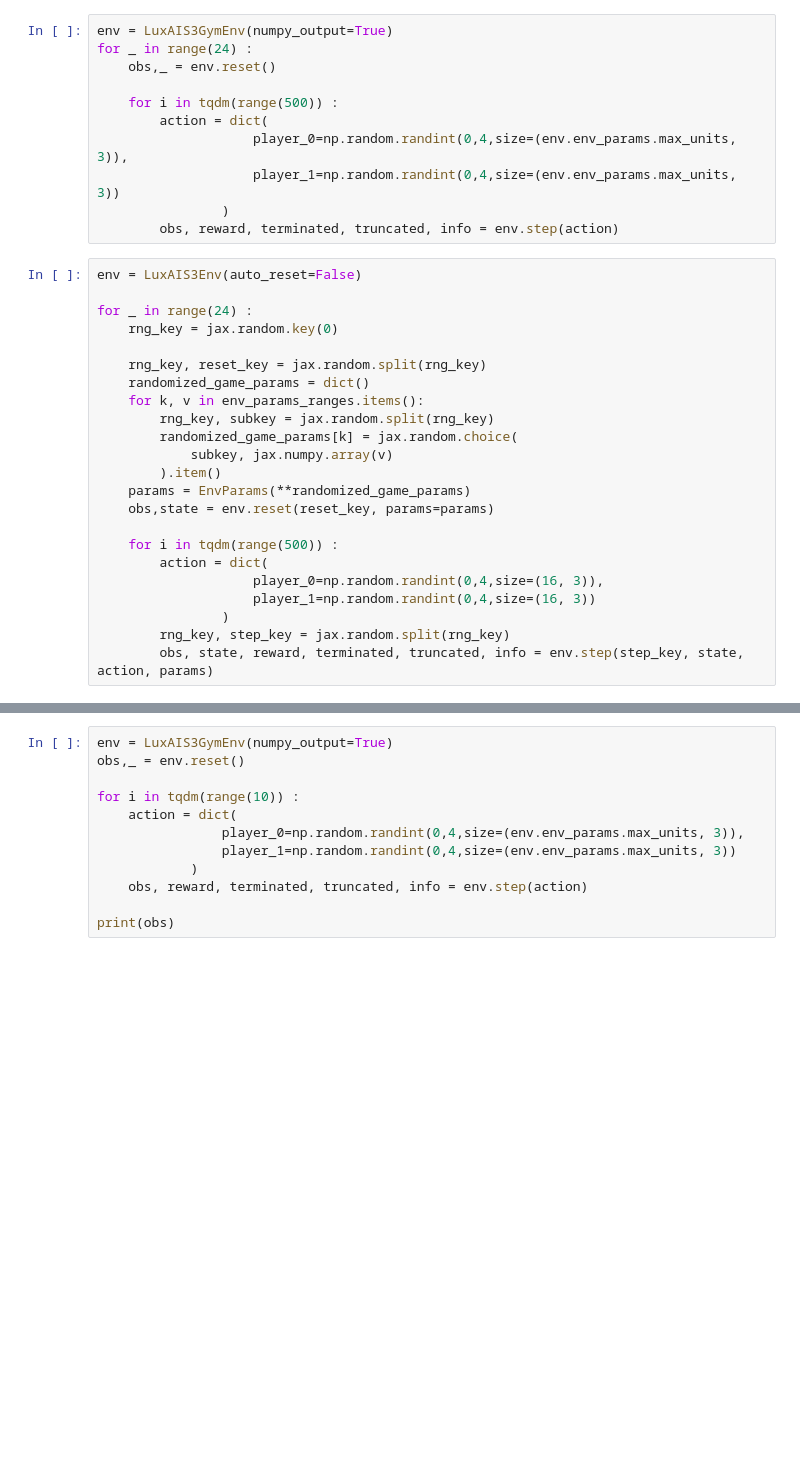
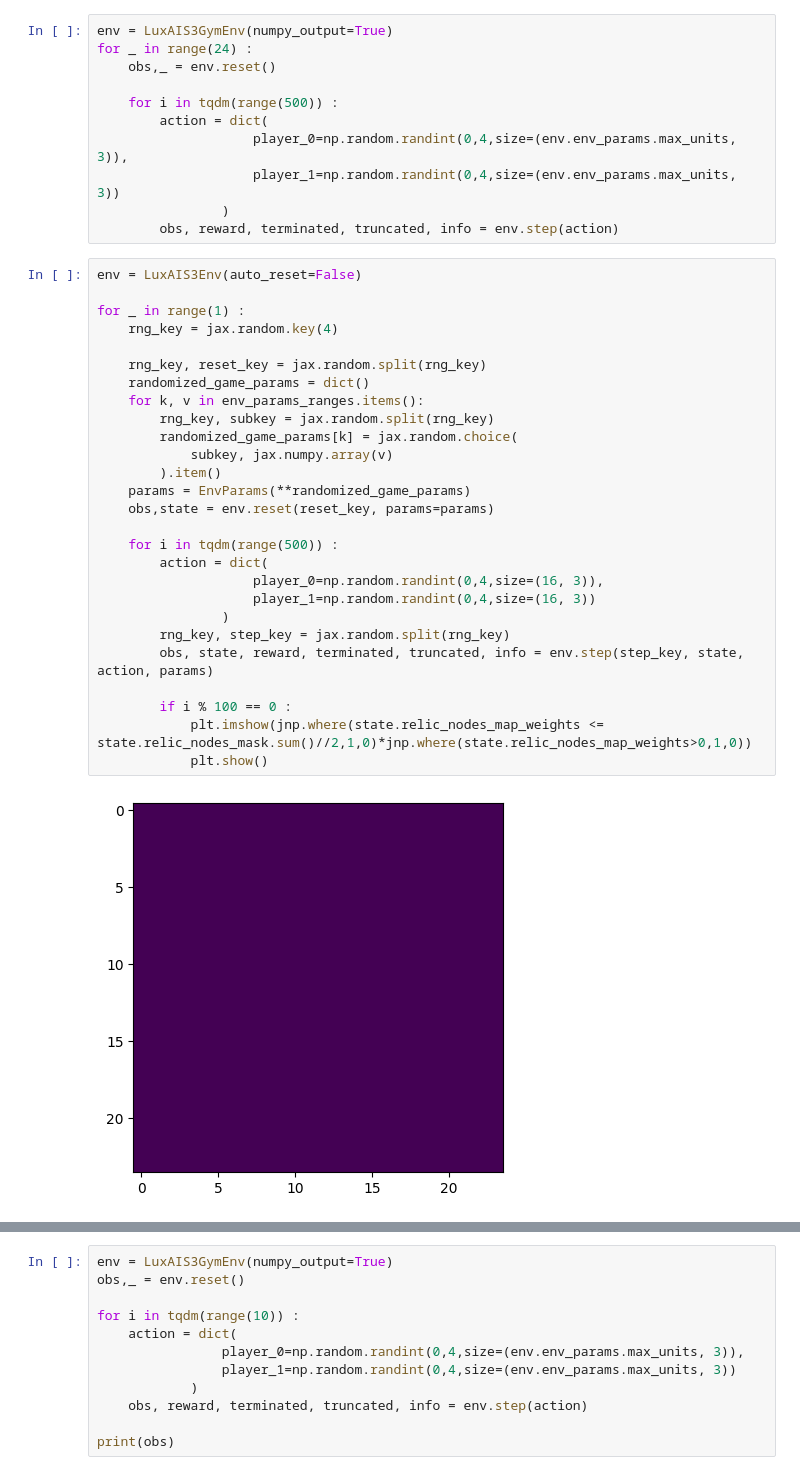
Before and after one commit to qravaux/luxai, a Jupyter notebook: test.ipynb, the cells around one changed output, grey strips where cells are left out. Cells and saved outputs as stored; diff of their text form; blank space fills up the shorter version.

```diff
--- a/test.ipynb
+++ b/test.ipynb
@@ -28,23 +130,29 @@ for _ in range(24) :
 # %%
 env = LuxAIS3Env(auto_reset=False)
 
-for _ in range(24) :
-    rng_key = jax.random.key(0)
+for _ in range(1) :
+    rng_key = jax.random.key(4)
 
     rng_key, reset_key = jax.random.split(rng_key)
     randomized_game_params = dict()
     for k, v in env_params_ranges.items():
         rng_key, subkey = jax.random.split(rng_key)
         randomized_game_params[k] = jax.random.choice(
             subkey, jax.numpy.array(v)
         ).item()
     params = EnvParams(**randomized_game_params)
     obs,state = env.reset(reset_key, params=params)
 
     for i in tqdm(range(500)) :
         action = dict(
                     player_0=np.random.randint(0,4,size=(16, 3)),
                     player_1=np.random.randint(0,4,size=(16, 3))
                 )
         rng_key, step_key = jax.random.split(rng_key)
         obs, state, reward, terminated, truncated, info = env.step(step_key, state, action, params)
+
+        if i % 100 == 0 :
+            plt.imshow(jnp.where(state.relic_nodes_map_weights <= state.relic_nodes_mask.sum()//2,1,0)*jnp.where(state.relic_nodes_map_weights>0,1,0))
+            plt.show()
+# %% [output]
+[figure, added]
```
Also changed, not shown: parts of 20 cells of this notebook, 9 other files.
